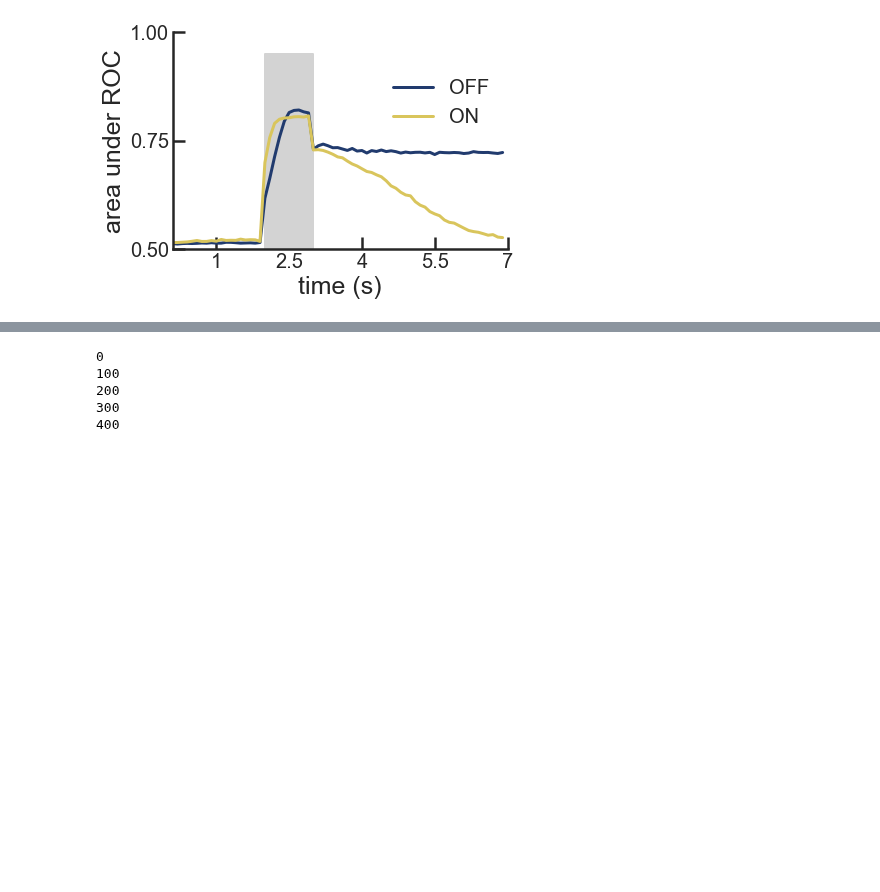
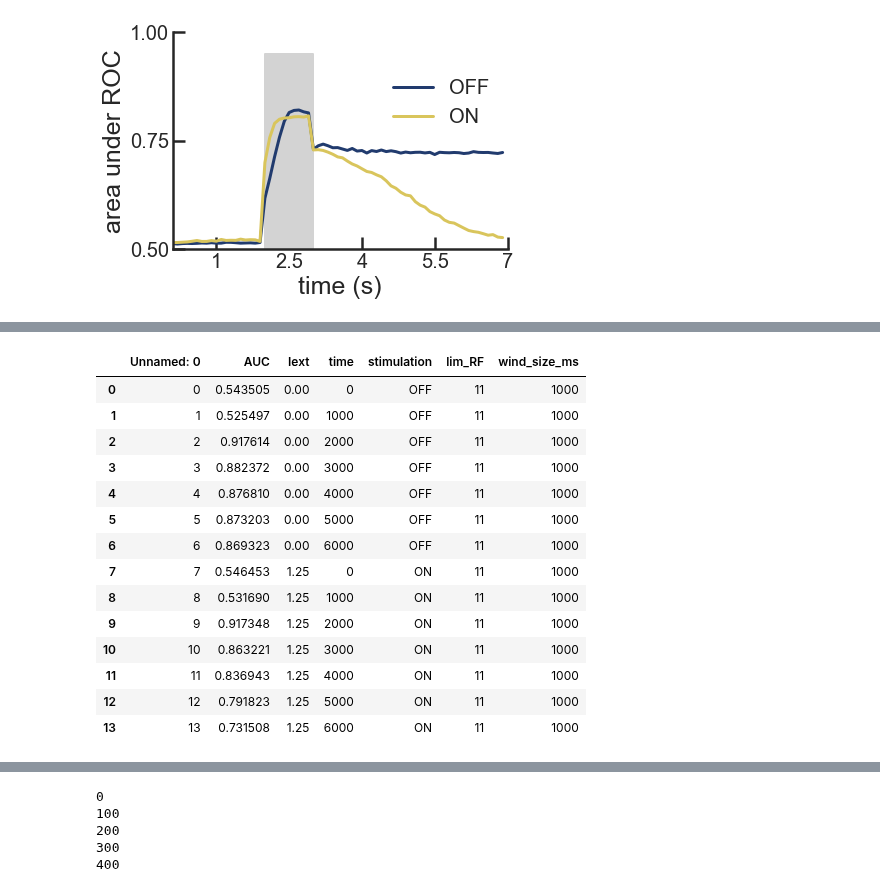
Before and after one commit to davidbestue/distractor_neurons, a Jupyter notebook: Christos_first_second/brian_simulations/AUC_time.ipynb, the cells around one changed output, grey strips where cells are left out. Saved outputs shown, nothing was run; the diff lists cells and outputs as text; code cells hidden in the pictures; blank space fills up the shorter version.

```diff
--- a/Christos_first_second/brian_simulations/AUC_time.ipynb
+++ b/Christos_first_second/brian_simulations/AUC_time.ipynb
@@ -312,0 +343,18 @@ ax.savefig('C:\\Users\\David\\Desktop\\AUC_Hansel_alltimes.svg', transparent=Tru
+# %%
+df_1s
+# %% [output]
+|  | Unnamed: 0 | AUC | Iext | time | stimulation | lim_RF | wind_size_ms |
+| 0 | 0 | 0.543505 | 0.00 | 0 | OFF | 11 | 1000 |
+| 1 | 1 | 0.525497 | 0.00 | 1000 | OFF | 11 | 1000 |
+| 2 | 2 | 0.917614 | 0.00 | 2000 | OFF | 11 | 1000 |
+| 3 | 3 | 0.882372 | 0.00 | 3000 | OFF | 11 | 1000 |
+| 4 | 4 | 0.876810 | 0.00 | 4000 | OFF | 11 | 1000 |
+| 5 | 5 | 0.873203 | 0.00 | 5000 | OFF | 11 | 1000 |
+| 6 | 6 | 0.869323 | 0.00 | 6000 | OFF | 11 | 1000 |
+| 7 | 7 | 0.546453 | 1.25 | 0 | ON | 11 | 1000 |
+| 8 | 8 | 0.531690 | 1.25 | 1000 | ON | 11 | 1000 |
+| 9 | 9 | 0.917348 | 1.25 | 2000 | ON | 11 | 1000 |
+| 10 | 10 | 0.863221 | 1.25 | 3000 | ON | 11 | 1000 |
+| 11 | 11 | 0.836943 | 1.25 | 4000 | ON | 11 | 1000 |
+| 12 | 12 | 0.791823 | 1.25 | 5000 | ON | 11 | 1000 |
+| 13 | 13 | 0.731508 | 1.25 | 6000 | ON | 11 | 1000 |
```
Also changed, not shown: parts of 2 cells of this notebook.
